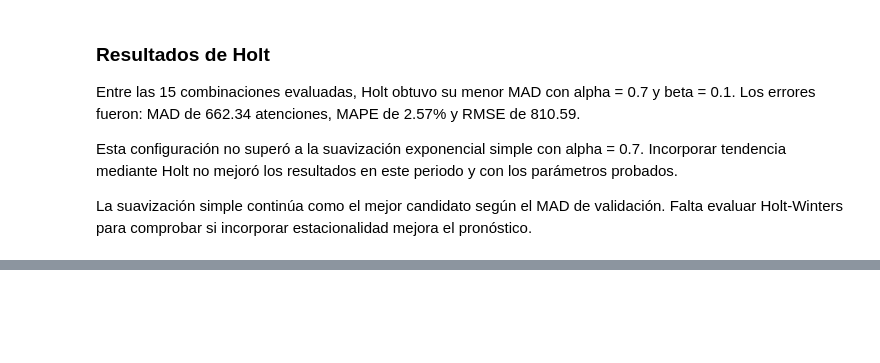
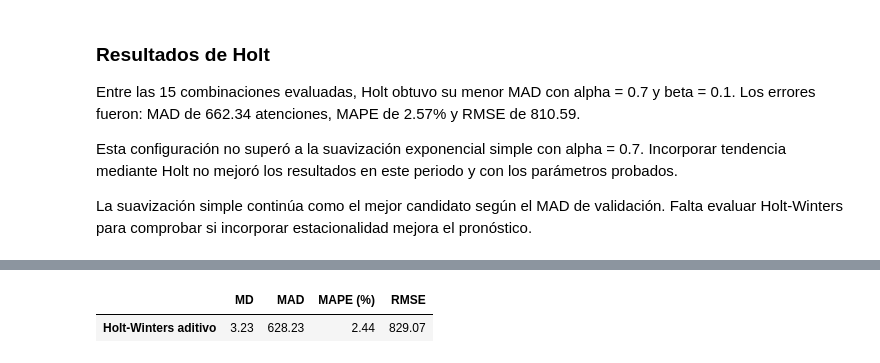
Before and after one commit to fernandatrevi/pronostico-demanda-urgencias, a Jupyter notebook: pronostico_urgencias.ipynb, the cells around one changed output, grey strips where cells are left out. Saved outputs shown, nothing was run; the diff lists cells and outputs as text; code cells hidden in the pictures; blank space fills up the shorter version.

```diff
--- a/pronostico_urgencias.ipynb
+++ b/pronostico_urgencias.ipynb
@@ -500,0 +521,40 @@ La suavización simple continúa como el mejor candidato según el MAD de valida
+# %%
+from statsmodels.tsa.holtwinters import ExponentialSmoothing
+
+historial_hw = train.copy()
+predicciones_hw = []
+
+for fecha, real in valid.items():
+    # Escalamos a miles para facilitar el ajuste numérico
+    modelo_hw = ExponentialSmoothing(
+        historial_hw / 1000,
+        trend="add",
+        seasonal="add",
+        seasonal_periods=52,
+        initialization_method="estimated"
+    ).fit(optimized=True)
+
+    # Pronosticamos una semana y regresamos a atenciones
+    pronostico = float(modelo_hw.forecast(1).iloc[0]) * 1000
+    predicciones_hw.append(pronostico)
+
+    # Incorporamos el dato real después de pronosticarlo
+    historial_hw = pd.concat([
+        historial_hw,
+        pd.Series([real], index=[fecha])
+    ]).asfreq("W-SUN")
+
+pred_hw = pd.Series(predicciones_hw, index=valid.index)
+error_hw = valid - pred_hw
+
+metricas_hw = pd.DataFrame({
+    "MD": [error_hw.mean()],
+    "MAD": [error_hw.abs().mean()],
+    "MAPE (%)": [(error_hw.abs() / valid).mean() * 100],
+    "RMSE": [(error_hw.pow(2).mean()) ** 0.5]
+}, index=["Holt-Winters aditivo"])
+
+display(metricas_hw.round(2))
+# %% [output]
+|  | MD | MAD | MAPE (%) | RMSE |
+| Holt-Winters aditivo | 3.23 | 628.23 | 2.44 | 829.07 |
```
Also changed, not shown: parts of 6 cells of this notebook.
